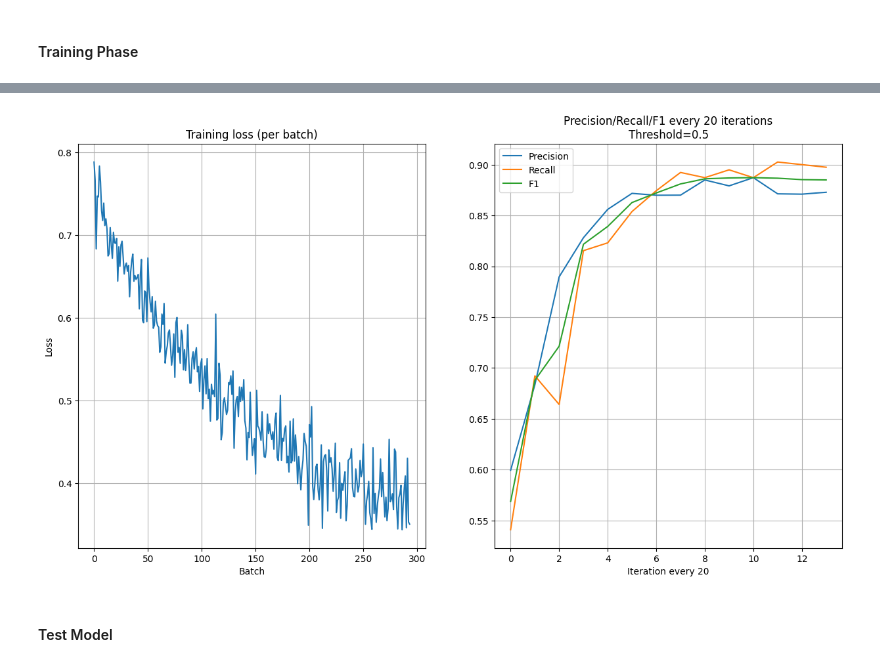
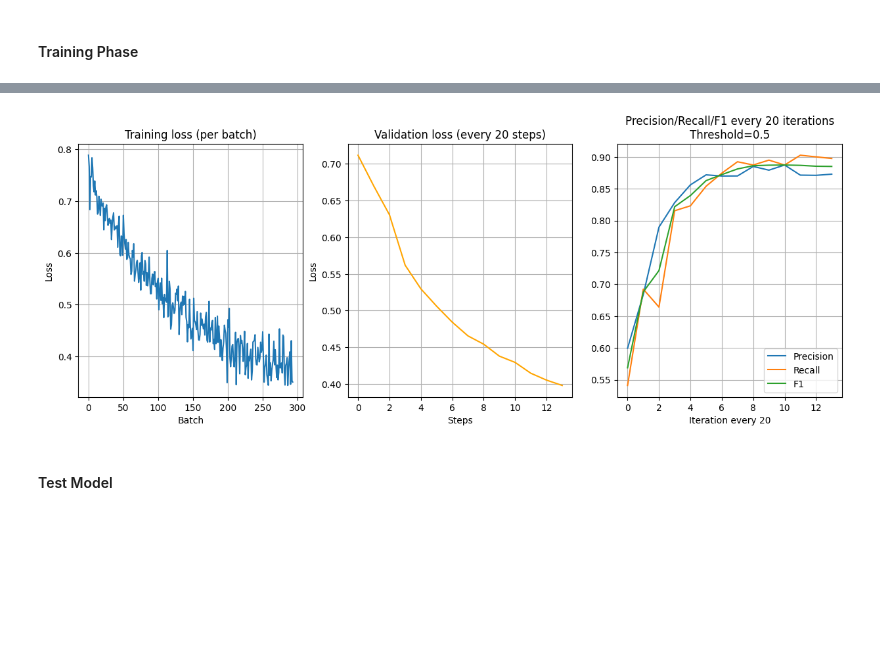
Before and after one commit to yesmkaran/pneumonia-classification, a Jupyter notebook: Pneumonia_Classification.ipynb, the cells around one changed output, grey strips where cells are left out. Drawn from its saved outputs; the diff is of its cells as text; code cells hidden in the pictures; blank space fills up the shorter version.

Commit message:
updated: plotted validation loss

```diff
--- a/Pneumonia_Classification.ipynb
+++ b/Pneumonia_Classification.ipynb
@@ -150,6 +150,7 @@ val_accuracy = Accuracy(task="binary").to(device)
 val_y_true = []
 val_y_pred = []
 batch_train_loss = []
+val_loss_every_20 = []
 val_precision_recall_f1 = {}
 
 train_loss = 0.0
@@ -195,6 +196,7 @@ while no_improvements < 2:
                     loss = criterion(output.squeeze(), labels.float())
                     val_loss += loss.item()
 
+
                     # accumulate predictions + labels
                     val_y_true.append(labels)
                     predictions = torch.sigmoid(output)
@@ -210,6 +212,7 @@ while no_improvements < 2:
             print(f"Training Accuracy: {train_acc:.4f}, Validation Accuracy: {val_acc:.4f}")
 
             # compute avg batch loss
+            val_loss_every_20.append(val_loss/len(val_loader))
             print(f"Training loss: {torch.mean(torch.tensor(batch_train_loss))}\tValidation loss: {val_loss/len(val_loader)}")
 
 
@@ -271,26 +274,34 @@ Training complete!
 # %%
 # unpack precision, recall & f1
 precs, rec, f1 = zip(*val_precision_recall_f1.values())
 
 
 # plot training loss
-fig, axes = plt.subplots(1, 2, figsize=(15, 8))
+fig, axes = plt.subplots(1, 3, figsize=(15, 5))
 axes[0].plot(batch_train_loss)
 axes[0].set_title('Training loss (per batch)')
 axes[0].set_xlabel('Batch')
 axes[0].set_ylabel('Loss')
 axes[0].grid()
 
+# plot validation loss
+axes[1].plot(val_loss_every_20, color='orange')
+axes[1].set_title('Validation loss (every 20 steps)')
+axes[1].set_xlabel('Steps')
+axes[1].set_ylabel('Loss')
+axes[1].grid()
+
+
 # plot precision/recall/f1 on validation set
-axes[1].plot(precs, label='Precision')
-axes[1].plot(rec, label='Recall')
-axes[1].plot(f1, label='F1')
-axes[1].set_xlabel('Iteration every 20')
-axes[1].set_title('Precision/Recall/F1 every 20 iterations\nThreshold=0.5')
-axes[1].legend()
-axes[1].grid()
+axes[2].plot(precs, label='Precision')
+axes[2].plot(rec, label='Recall')
+axes[2].plot(f1, label='F1')
+axes[2].set_xlabel('Iteration every 20')
+axes[2].set_title('Precision/Recall/F1 every 20 iterations\nThreshold=0.5')
+axes[2].legend()
+axes[2].grid()
 # %% [output]
-[figure, old version]
+[figure, new version]
 # %% [markdown]
 #### Test Model
 # %%
```
Also changed, not shown: parts of 2 cells of this notebook.
